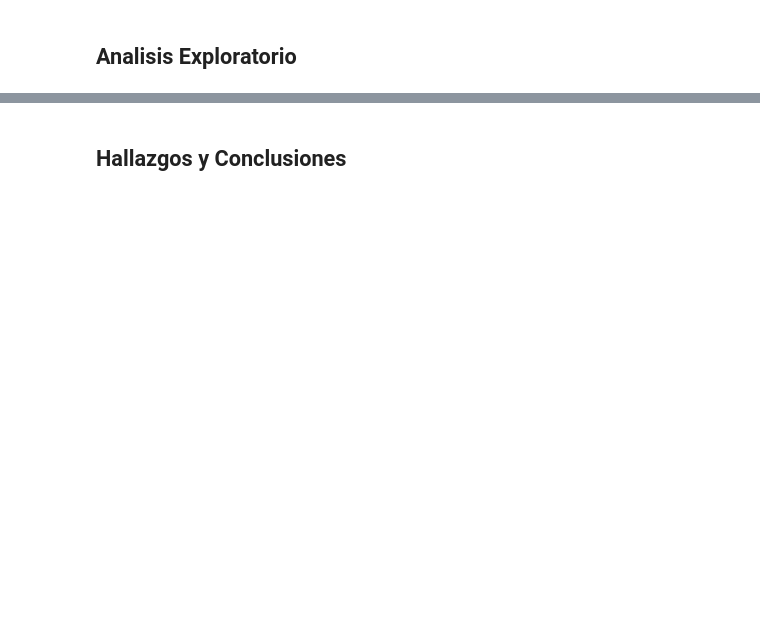
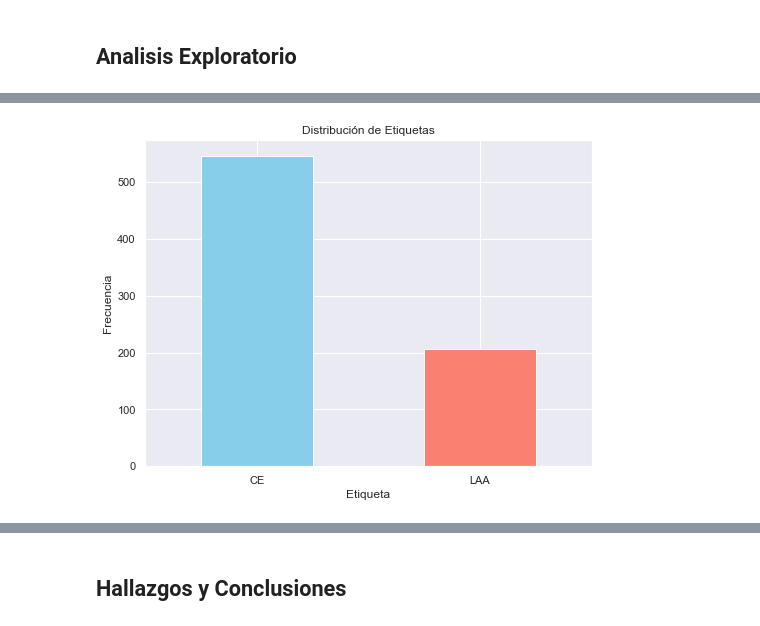
Before and after one commit to CristopherBarrios/Proyecto2-AnalisisExploratorio-DataScience, a Jupyter notebook: analisisExploratorio.ipynb, the cells around one changed output, grey strips where cells are left out. Drawn from its saved outputs; the diff is of its cells as text; code cells hidden in the pictures; blank space fills up the shorter version.

```diff
--- a/analisisExploratorio.ipynb
+++ b/analisisExploratorio.ipynb
@@ -116,0 +308,16 @@ total_count = df.count()[0]
+# %%
+# Obtén la frecuencia de cada etiqueta
+label_counts = df['label'].value_counts()
+# Colores para las barras
+colors = ['skyblue' if label == 'CE' else 'salmon' for label in label_counts.index]
+
+# Gráfico de barras para la distribución de etiquetas
+plt.figure(figsize=(8, 6))
+label_counts.plot(kind='bar', color=colors)
+plt.title('Distribución de Etiquetas')
+plt.xlabel('Etiqueta')
+plt.ylabel('Frecuencia')
+plt.xticks(rotation=0)
+plt.show()
+# %% [output]
+[figure, added]
```
Also changed, not shown: parts of 39 cells of this notebook, 2 other files.
